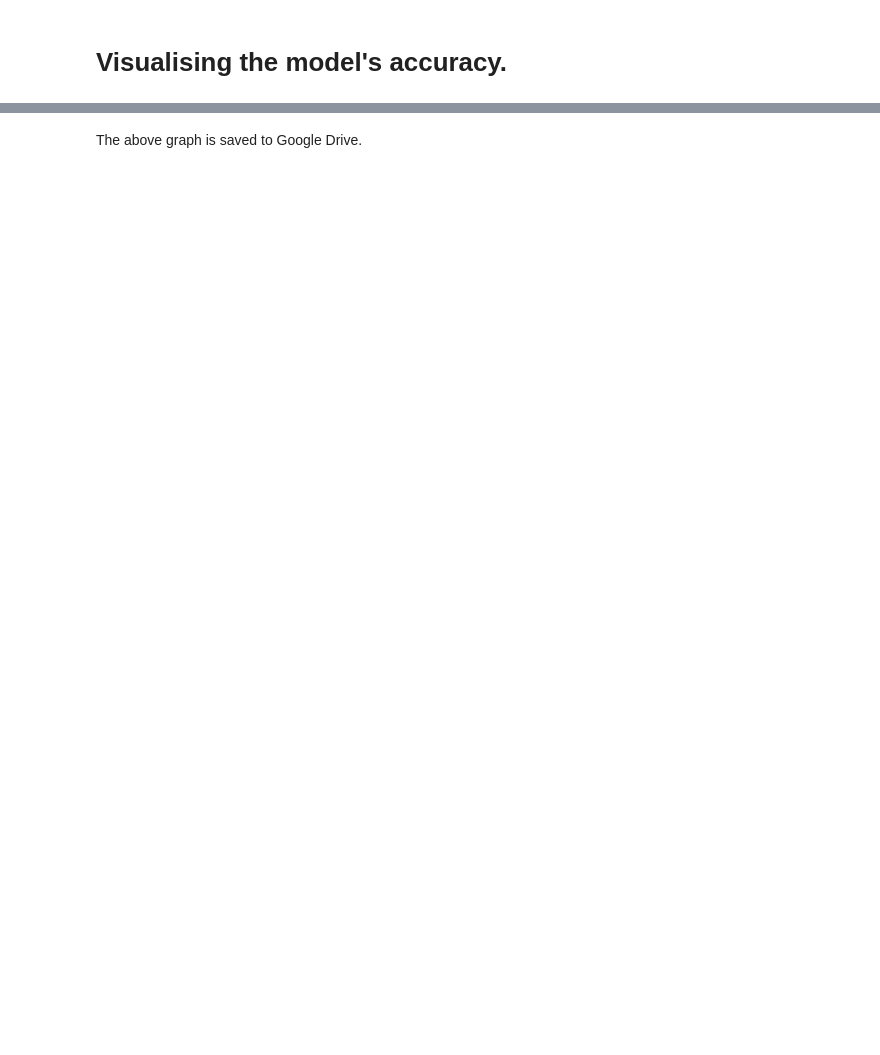
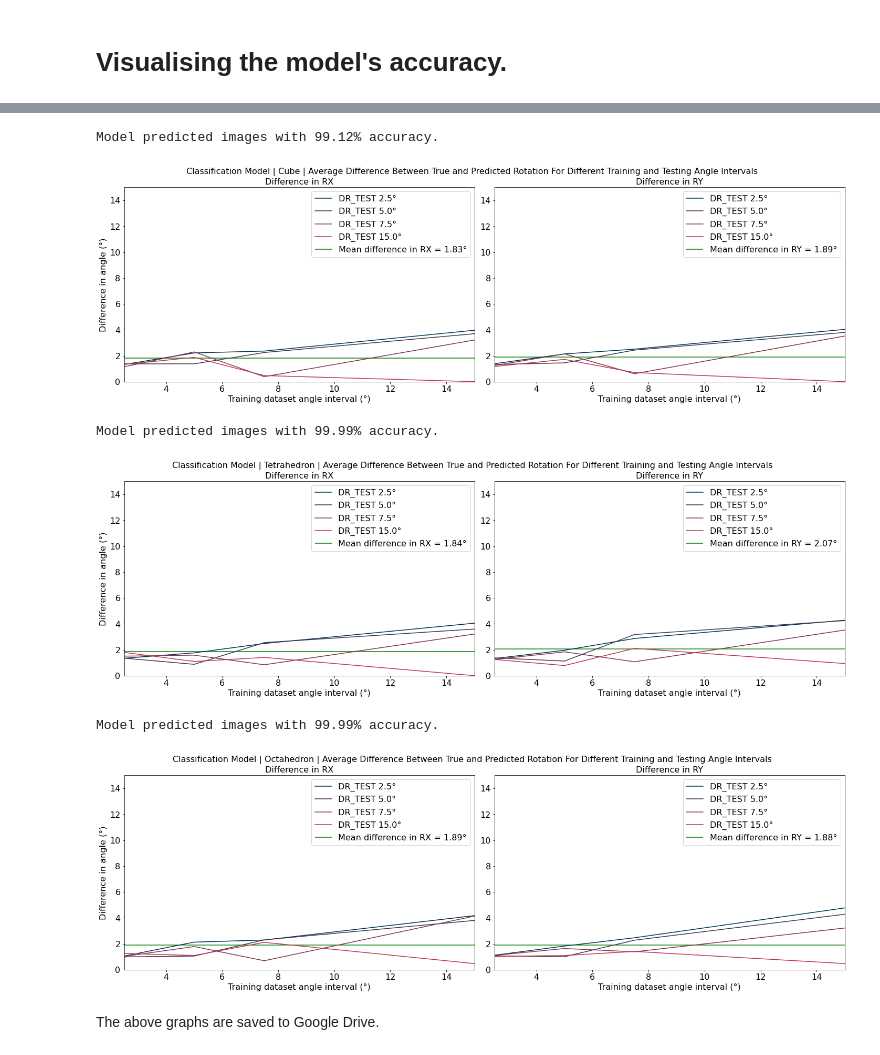
Before and after one commit to javidahmed64592/Y4-Nanoparticles-Project, a Jupyter notebook: AnalyseModelPredictions.ipynb, the cells around one changed output, grey strips where cells are left out. Saved outputs shown, nothing was run; the diff lists cells and outputs as text; code cells hidden in the pictures; blank space fills up the shorter version.

```diff
--- a/AnalyseModelPredictions.ipynb
+++ b/AnalyseModelPredictions.ipynb
@@ -19,18 +19,12 @@ drive_path = "/content/drive"
 drive.mount(drive_path, force_remount=True)
 
 cwd = os.path.join(drive_path, "MyDrive", "Nanoparticles")
-folder_name = "Tetrahedrons Centred W 11-11 RX 0-45 RY 0-45"
+folder_name = "Mixed Dataset W 12-13 RX 0-45 RY 0-45"
 direc = os.path.join(cwd, folder_name)
+results_direc = os.path.join(direc, "Results")
 # %% [output]
 Mounted at /content/drive
 # %% [markdown]
 # Analysing the model's accuracy.
 # %% [markdown]
 First, the desired model, classification or regression, must be chosen to load in the correct .csv file.
-# %%
-model_types = ["Classification", "Regression"]
-model_to_analyse = model_types[0]
-results_direc = os.path.join(direc, "Results", "%s Results" % model_to_analyse)
-
-results_name = "%s Results.csv" % model_to_analyse
-results_csv = os.path.join(results_direc, results_name)
@@ -57,15 +30,0 @@ configs[:, [0, 1]] = configs[:, [1, 0]]
-# %%
-avg_results = []
-
-for config in configs:
-  counter = 0
-  data = []
-  for result in results:
-    if np.array_equal(config, result[0:2]):
-      data.append(result)
-
-  data = np.asarray(data)
-  avg_data = np.mean(data, axis=0)
-  avg_results.append(avg_data)
-
-avg_results = np.asarray(avg_results)
@@ -74,8 +30,0 @@ The data is then sorted in order of increasing angle step.
-# %%
-order = np.lexsort((avg_results[:,1], avg_results[:,0]))
-avg_results_ordered = avg_results[order]
-
-num_dr_train = np.unique(avg_results_ordered[:,0]).shape[0]
-num_dr_test = np.unique(avg_results_ordered[:,1]).shape[0]
-
-avg_results_ordered = np.reshape(avg_results_ordered, (num_dr_train, num_dr_test, avg_results_ordered.shape[-1]))
@@ -134,2 +179,19 @@ plt.show()
+# %%
+actual_shapes = []
+folder_path = os.path.join(results_direc, "%s Results" % model_to_analyse)
+
+for label in os.listdir(folder_path):
+  if os.path.isdir(os.path.join(folder_path, label)):
+    actual_shapes.append(label.split("_")[0])
+
+for shape in actual_shapes:
+  analyse_shape(model_to_analyse, shape)
+# %% [output]
+Model predicted images with 99.12% accuracy.
+[figure, added]
+Model predicted images with 99.99% accuracy.
+[figure, added]
+Model predicted images with 99.99% accuracy.
+[figure, added]
 # %% [markdown]
-The above graph is saved to Google Drive.
+The above graphs are saved to Google Drive.
```
Also changed, not shown: parts of 9 cells of this notebook, 1 other file.
